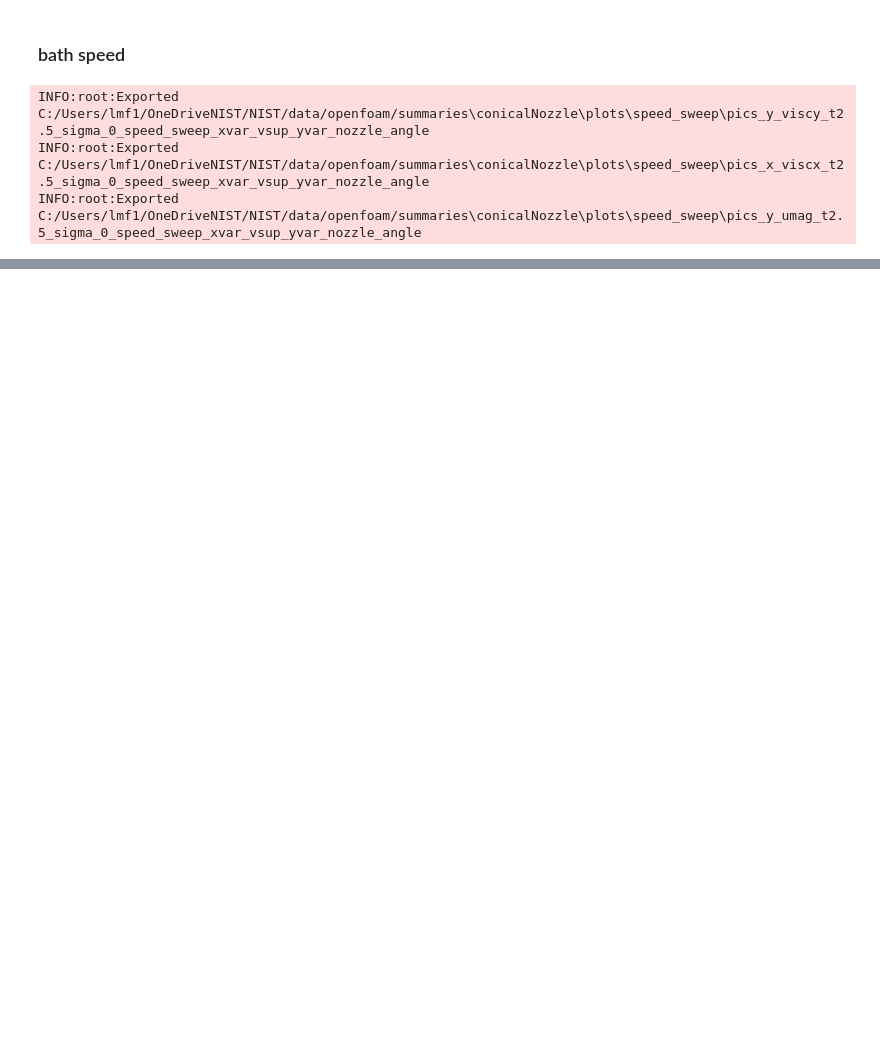
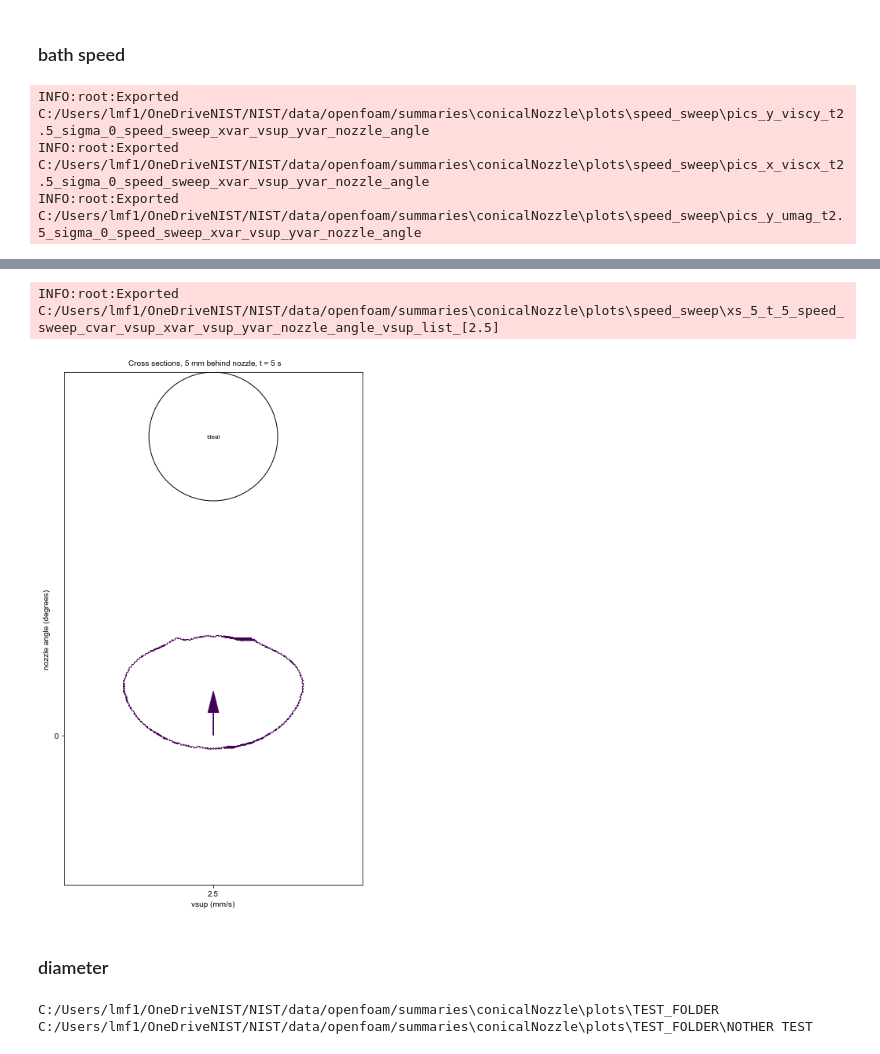
Before and after one commit to usnistgov/openfoamEmbedded3DP, a Jupyter notebook: pythonscripts/interfacemetrics_conicalNozzle.ipynb, the cells around one changed output, grey strips where cells are left out. Saved outputs shown, nothing was run; the diff lists cells and outputs as text; code cells hidden in the pictures; blank space fills up the shorter version.

```diff
--- a/pythonscripts/interfacemetrics_conicalNozzle.ipynb
+++ b/pythonscripts/interfacemetrics_conicalNozzle.ipynb
@@ -186,0 +192,13 @@ INFO:root:Exported C:/Users/lmf1/OneDriveNIST/NIST/data/openfoam/summaries\conic
+# %%
+# withinNozzle0(TOPFOLDERS[2], EXPORTFOLDER, 5, 1, cvar='vsup', overwrite=True , vsup_list=[2.5])
+XSPlots0(TOPFOLDERS[2], EXPORTFOLDER, 5, 5,  adjustBounds=False, cvar='vsup', xvar='vsup', yvar='nozzle_angle', vsup_list=[2.5], overwrite=True)
+# %% [output]
+INFO:root:Exported C:/Users/lmf1/OneDriveNIST/NIST/data/openfoam/summaries\conicalNozzle\plots\speed_sweep\xs_5_t_5_speed_sweep_cvar_vsup_xvar_vsup_yvar_nozzle_angle_vsup_list_[2.5]
+[figure, added]
+# %% [markdown]
+### diameter
+# %%
+intm.exportIm(os.path.join(EXPORTFOLDER, 'TEST_FOLDER', 'NOTHER TEST', 'test_file'),0)
+# %% [output]
+C:/Users/lmf1/OneDriveNIST/NIST/data/openfoam/summaries\conicalNozzle\plots\TEST_FOLDER
+C:/Users/lmf1/OneDriveNIST/NIST/data/openfoam/summaries\conicalNozzle\plots\TEST_FOLDER\NOTHER TEST
```
Also changed, not shown: parts of 12 cells of this notebook, 9 other files.
